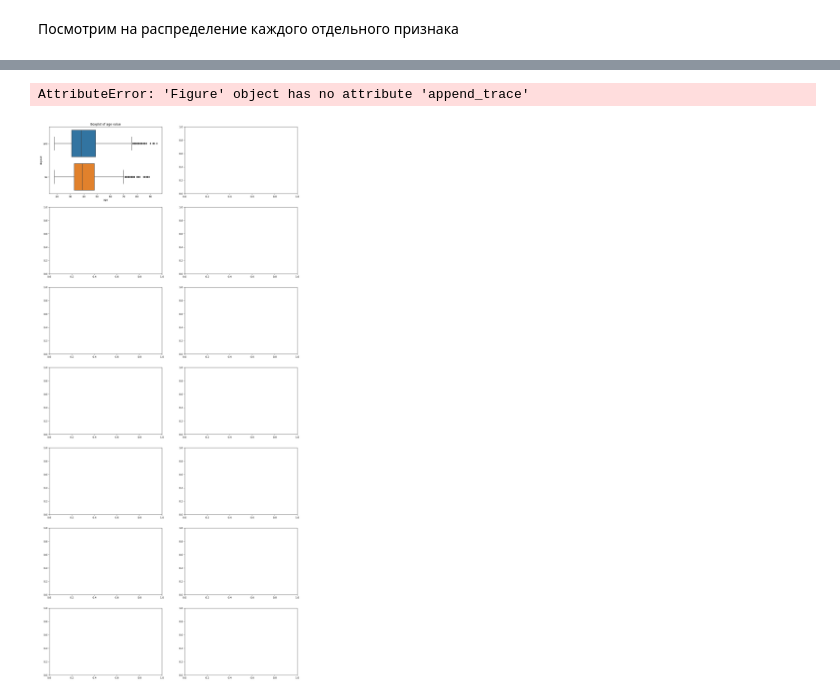
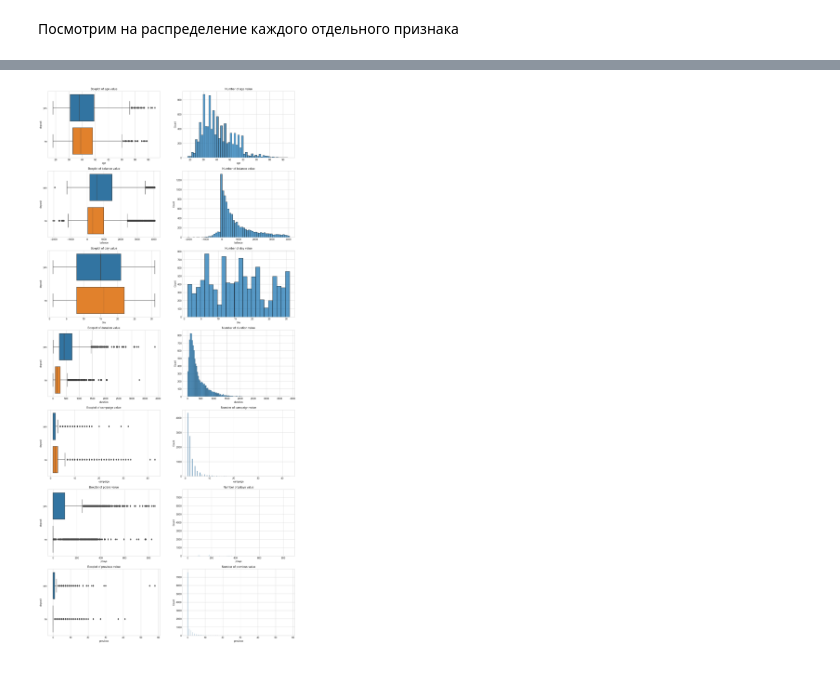
Before and after one commit to meDoLIF/sf_data_science, a Jupyter notebook: Projects/PROJECT-4. Задача классификации/pr_4_Stanislav_Pugach.ipynb, the cells around one changed output, grey strips where cells are left out. Saved outputs shown, nothing was run; the diff lists cells and outputs as text; code cells hidden in the pictures.

```diff
--- a/Projects/PROJECT-4. Задача классификации/pr_4_Stanislav_Pugach.ipynb
+++ b/Projects/PROJECT-4. Задача классификации/pr_4_Stanislav_Pugach.ipynb
@@ -28,25 +28,34 @@
 
 - deposit.
 # %%
+
 
 import pandas as pd
 import numpy as np
 import matplotlib
+%matplotlib inline
 import matplotlib.pyplot as plt
+plt.style.use('seaborn-whitegrid')
 from matplotlib import colors
 import seaborn as sns
 import plotly.express as px
 from  sklearn.ensemble import IsolationForest
+from sklearn.linear_model import LogisticRegression
 import warnings
 warnings.filterwarnings('ignore')
 from sklearn.preprocessing  import LabelEncoder
+from sklearn.preprocessing import LabelBinarizer
+from sklearn.preprocessing import OneHotEncoder
 from sklearn import linear_model
 from sklearn import tree
 from sklearn import ensemble
 from sklearn import metrics
 from sklearn import preprocessing
+from sklearn.model_selection import cross_val_score
 from sklearn.model_selection import train_test_split
 from sklearn.feature_selection import SelectKBest, f_classif
+from sklearn.model_selection import GridSearchCV
+import optuna
 # %%
 df = pd.read_csv('data/bank_fin.csv', sep = ';')
 df.info()
@@ -279,14 +305,11 @@ StopIteration:
 # %%
 num_col = list(df_nb.dtypes[(df_nb.dtypes != 'object')].index)
 fig, ax = plt.subplots(nrows = len(num_col), ncols = 2, figsize = (18,40))
 
 for i, j in enumerate(num_col):
     s1 = sns.boxplot(data = df_nb, x = df_nb[j], y = 'deposit', ax = ax[i][0])
     s1.set_title(f'Boxplot of {j} value')
-    #s2 = sns.histplot(x = df_nb[j], ax = ax[i][1])
-    #s2.set_title(f'Number of {j} value')
-    h1 = px.histogram(df_nb, x=j, title=f'Number of {j} value', text_auto=True)
-    fig.append_trace(h1, i, 1)
+    s2 = sns.histplot(x = df_nb[j], ax = ax[i][1])
+    s2.set_title(f'Number of {j} value')
 # %% [output]
-AttributeError: 'Figure' object has no attribute 'append_trace'
-[figure, old version]
+[figure, new version]
```
Also changed, not shown: parts of 91 cells of this notebook.
